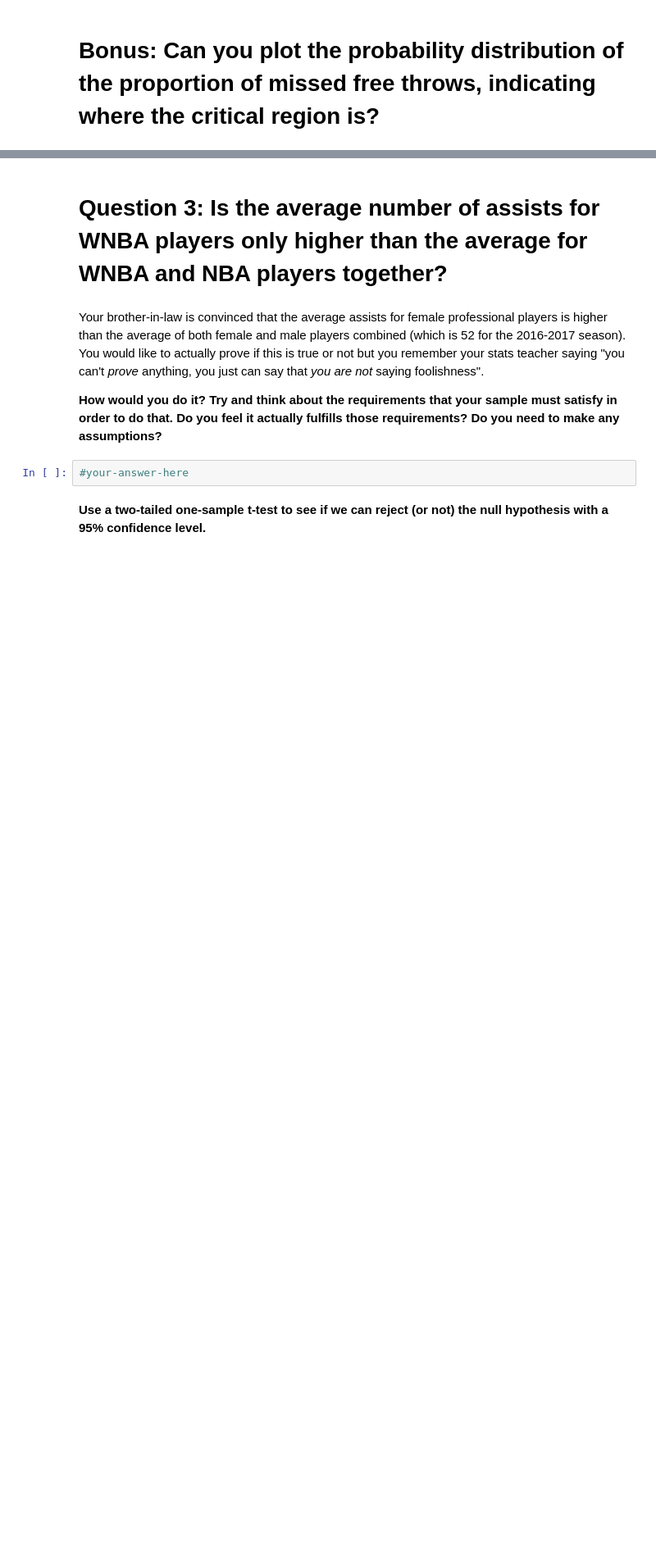
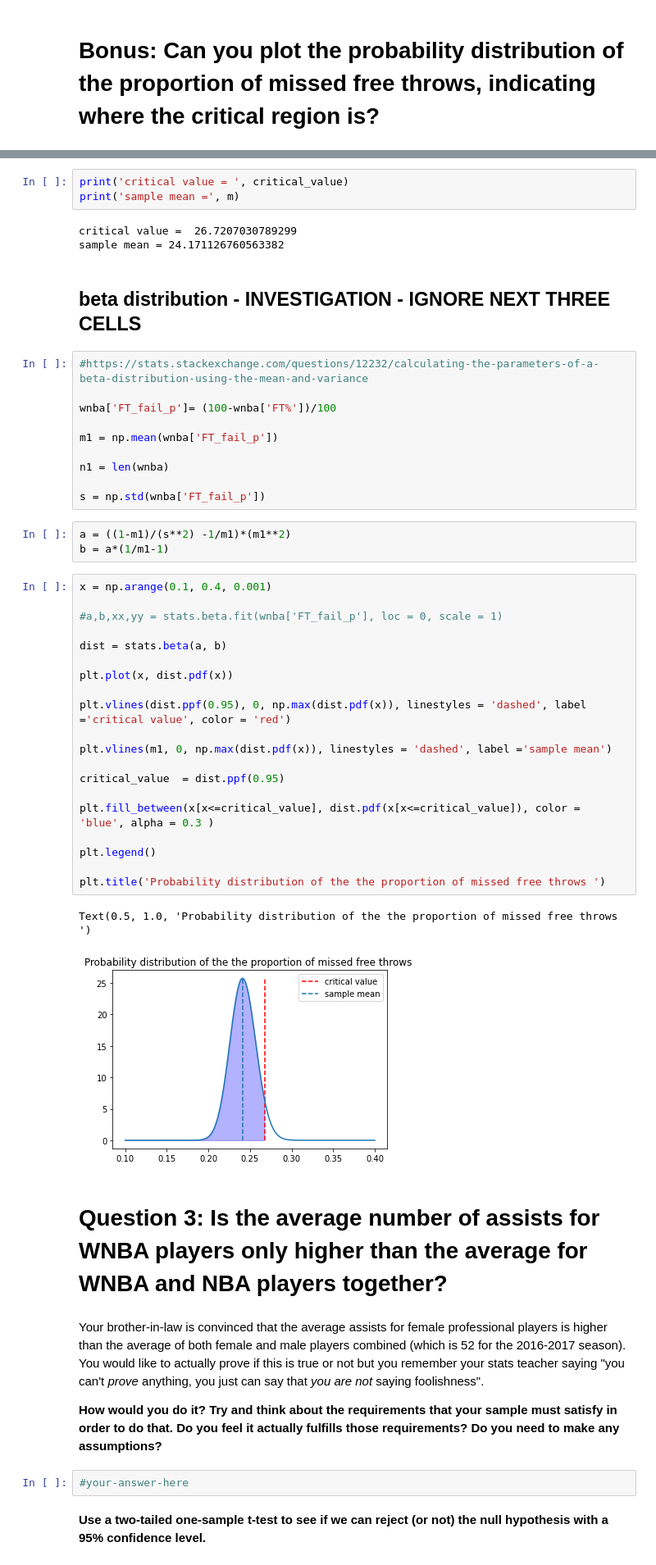
Before and after one commit to Laurannvv/Module-2-Mini-Project-2, a Jupyter notebook: 3.-Inferential-Analysis.ipynb, the cells around one changed output, grey strips where cells are left out. Shown: that part at 82% size. Cells and saved outputs as stored; diff of their text form; blank space fills up the shorter version.

```diff
--- a/3.-Inferential-Analysis.ipynb
+++ b/3.-Inferential-Analysis.ipynb
@@ -78,3 +136,47 @@ You do not agree with your sister when she says that most female players fail th
+# %%
+print('critical value = ', critical_value)
+print('sample mean =', m)
+# %% [output]
+critical value =  26.7207030789299
+sample mean = 24.171126760563382
+# %% [markdown]
+## beta distribution - INVESTIGATION - IGNORE NEXT THREE CELLS
+# %%
+#https://stats.stackexchange.com/questions/12232/calculating-the-parameters-of-a-beta-distribution-using-the-mean-and-variance
+
+wnba['FT_fail_p']= (100-wnba['FT%'])/100
+
+m1 = np.mean(wnba['FT_fail_p'])
+
+n1 = len(wnba)
+
+s = np.std(wnba['FT_fail_p'])
+# %%
+a = ((1-m1)/(s**2) -1/m1)*(m1**2)
+b = a*(1/m1-1)
+# %%
+x = np.arange(0.1, 0.4, 0.001)
+
+#a,b,xx,yy = stats.beta.fit(wnba['FT_fail_p'], loc = 0, scale = 1)
+
+dist = stats.beta(a, b)
+
+plt.plot(x, dist.pdf(x))
+
+plt.vlines(dist.ppf(0.95), 0, np.max(dist.pdf(x)), linestyles = 'dashed', label ='critical value', color = 'red')
+
+plt.vlines(m1, 0, np.max(dist.pdf(x)), linestyles = 'dashed', label ='sample mean')
+
+critical_value  = dist.ppf(0.95)
+
+plt.fill_between(x[x<=critical_value], dist.pdf(x[x<=critical_value]), color = 'blue', alpha = 0.3 )
+
+plt.legend()
+
+plt.title('Probability distribution of the the proportion of missed free throws ')
+# %% [output]
+Text(0.5, 1.0, 'Probability distribution of the the proportion of missed free throws ')
+[figure, added]
 # %% [markdown]
 # Question 3: Is the average number of assists for WNBA players only higher than the average for WNBA and NBA players together?
 # %% [markdown]
```
Also changed, not shown: parts of 12 cells of this notebook.
